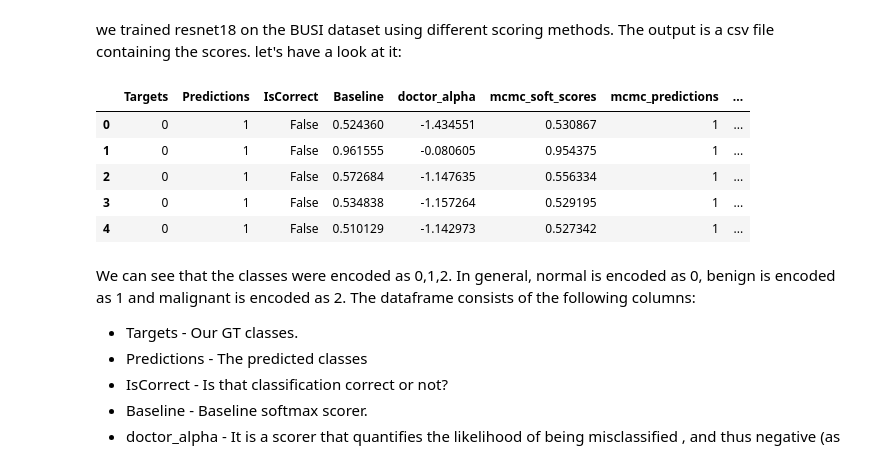
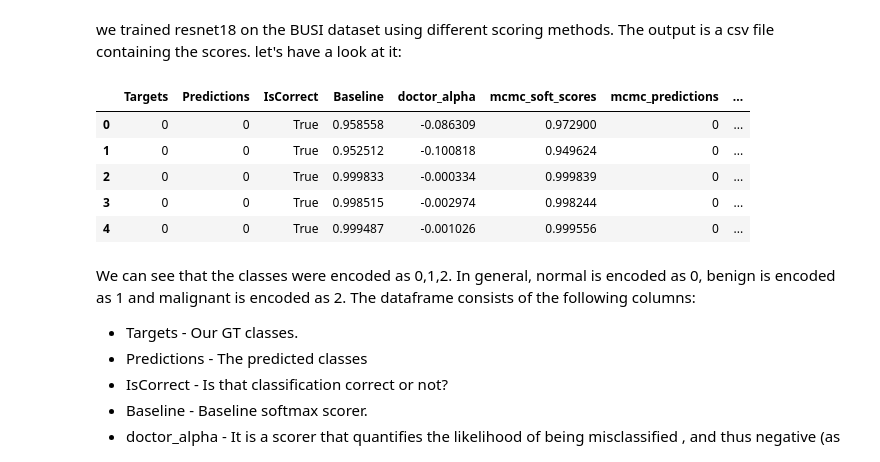
Before and after one commit to Barack-Samuni/failure_detection_benchmark, a Jupyter notebook: rejection_results.ipynb, the cells around one changed output. Cells and saved outputs as stored; diff of their text form; code cells hidden in the pictures.

```diff
--- a/rejection_results.ipynb
+++ b/rejection_results.ipynb
@@ -5,16 +5,16 @@
 we trained resnet18 on the BUSI dataset using different scoring methods. The output is a csv file containing the scores. let's have a look at it:
 # %%
 import pandas as pd
-output_path = r"C:\Computer_Vision\Medical_Images_With_Rejection\failure_detection_benchmark\outputs\BUSI\resnet18\dropout_all_layers_autolr_longer\seed_55\failure_detection\scores_df.csv"
+output_path = r"C:\Computer_Vision\Medical_Images_With_Rejection\OurSolution\failure_detection_benchmark\outputs\BUSI\resnet18\dropout_all_layers_autolr_longer\seed_55\failure_detection\scores_df.csv"
 scores_df = pd.read_csv(output_path)
 scores_df.head()
 # %% [output]
 |  | Targets | Predictions | IsCorrect | Baseline | doctor_alpha | mcmc_soft_scores | mcmc_predictions | ... |
-| 0 | 0 | 1 | False | 0.524360 | -1.434551 | 0.530867 | 1 | ... |
-| 1 | 0 | 1 | False | 0.961555 | -0.080605 | 0.954375 | 1 | ... |
-| 2 | 0 | 1 | False | 0.572684 | -1.147635 | 0.556334 | 1 | ... |
-| 3 | 0 | 1 | False | 0.534838 | -1.157264 | 0.529195 | 1 | ... |
-| 4 | 0 | 1 | False | 0.510129 | -1.142973 | 0.527342 | 1 | ... |
+| 0 | 0 | 0 | True | 0.958558 | -0.086309 | 0.972900 | 0 | ... |
+| 1 | 0 | 0 | True | 0.952512 | -0.100818 | 0.949624 | 0 | ... |
+| 2 | 0 | 0 | True | 0.999833 | -0.000334 | 0.999839 | 0 | ... |
+| 3 | 0 | 0 | True | 0.998515 | -0.002974 | 0.998244 | 0 | ... |
+| 4 | 0 | 0 | True | 0.999487 | -0.001026 | 0.999556 | 0 | ... |
 # %% [markdown]
 We can see that the classes were encoded as 0,1,2. In general, normal is encoded as 0, benign is encoded as 1 and malignant is encoded as 2.
 The dataframe consists of the following columns:
```
Also changed, not shown: parts of 8 cells of this notebook, 5 other files.
